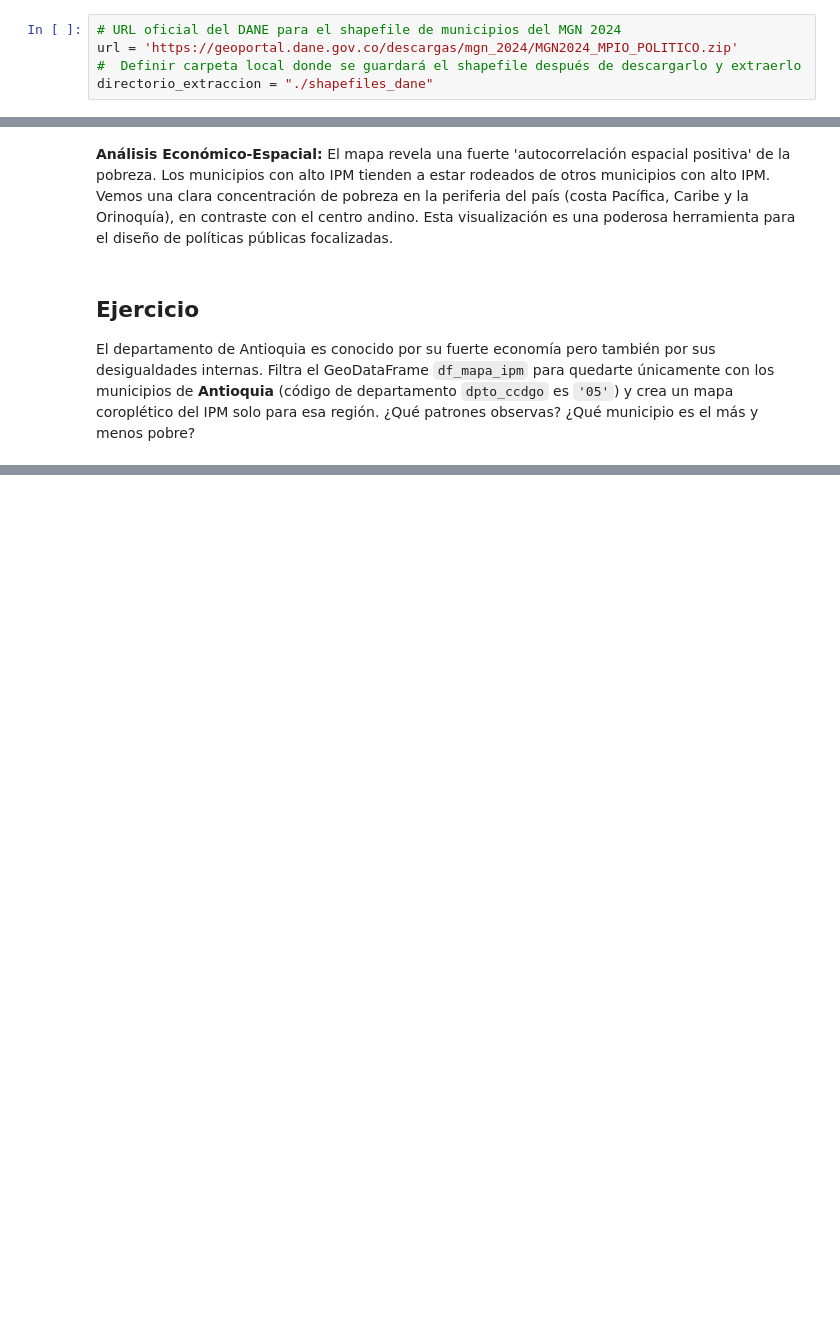
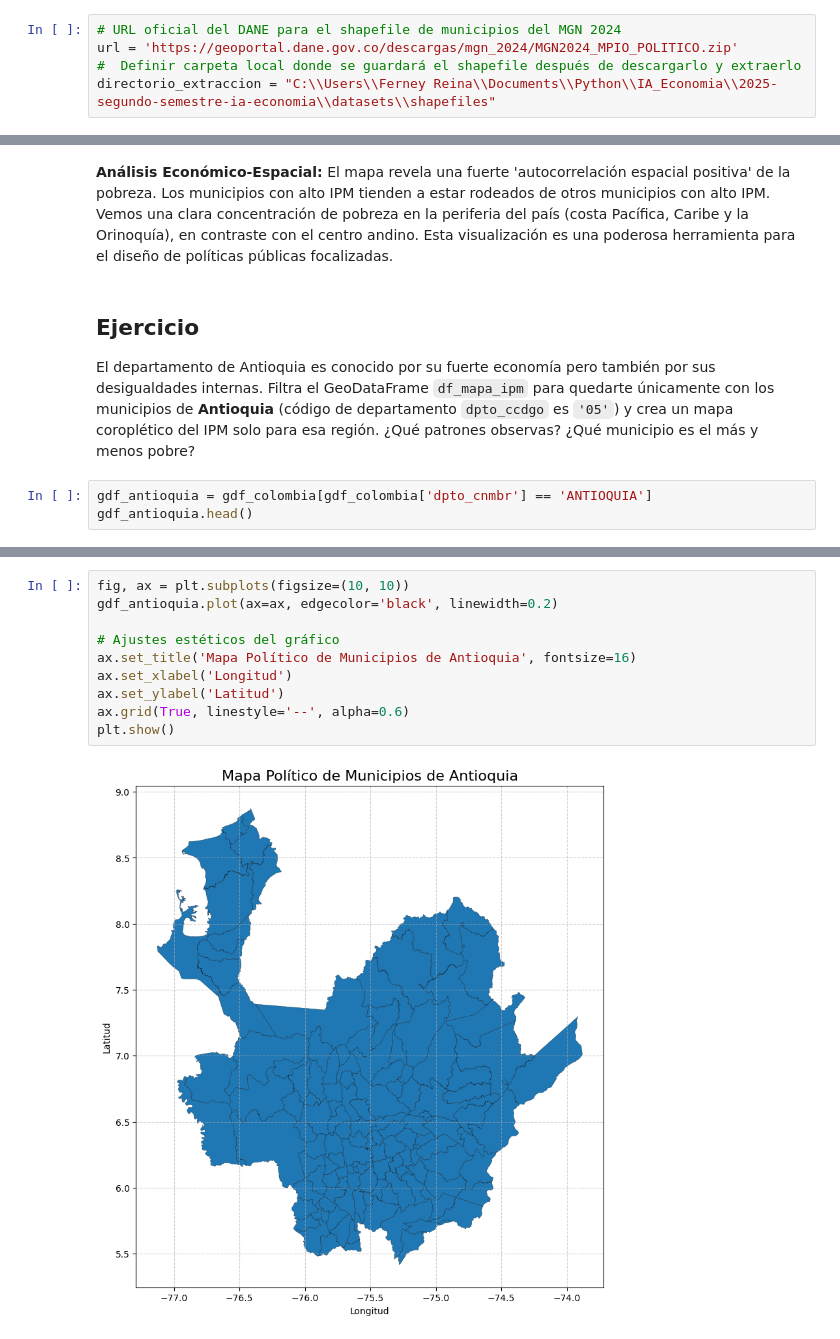
Before and after one commit to ferneyreina19/2025-segundo-semestre-ia-economia, a Jupyter notebook: clases/3_Analisis_y_visualizacion_datos/7_Datos_geograficos.ipynb, the cells around one changed output, grey strips where cells are left out. Drawn from its saved outputs; the diff is of its cells as text; blank space fills up the shorter version.

```diff
--- a/clases/3_Analisis_y_visualizacion_datos/7_Datos_geograficos.ipynb
+++ b/clases/3_Analisis_y_visualizacion_datos/7_Datos_geograficos.ipynb
@@ -67,7 +67,7 @@ Para facilitar la clase, el siguiente código descargará y descomprimirá los d
 # URL oficial del DANE para el shapefile de municipios del MGN 2024
 url = 'https://geoportal.dane.gov.co/descargas/mgn_2024/MGN2024_MPIO_POLITICO.zip'
 #  Definir carpeta local donde se guardará el shapefile después de descargarlo y extraerlo
-directorio_extraccion = "./shapefiles_dane"
+directorio_extraccion = "C:\\Users\\Ferney Reina\\Documents\\Python\\IA_Economia\\2025-segundo-semestre-ia-economia\\datasets\\shapefiles"
 # %%
 print("Descargando y descomprimiendo los datos geográficos del DANE...")
 try:
@@ -160,3 +236,6 @@ plt.show()
 ## Ejercicio
 
 El departamento de Antioquia es conocido por su fuerte economía pero también por sus desigualdades internas. Filtra el GeoDataFrame `df_mapa_ipm` para quedarte únicamente con los municipios de **Antioquia** (código de departamento `dpto_ccdgo` es `'05'`) y crea un mapa coroplético del IPM solo para esa región. ¿Qué patrones observas? ¿Qué municipio es el más y menos pobre?
+# %%
+gdf_antioquia = gdf_colombia[gdf_colombia['dpto_cnmbr'] == 'ANTIOQUIA']
+gdf_antioquia.head()
@@ -162,0 +249,12 @@ El departamento de Antioquia es conocido por su fuerte economía pero también p
+# %%
+fig, ax = plt.subplots(figsize=(10, 10))
+gdf_antioquia.plot(ax=ax, edgecolor='black', linewidth=0.2)
+
+# Ajustes estéticos del gráfico
+ax.set_title('Mapa Político de Municipios de Antioquia', fontsize=16)
+ax.set_xlabel('Longitud')
+ax.set_ylabel('Latitud')
+ax.grid(True, linestyle='--', alpha=0.6)
+plt.show()
+# %% [output]
+[figure, added]
```
Also changed, not shown: parts of 12 cells of this notebook, 12 other files.
